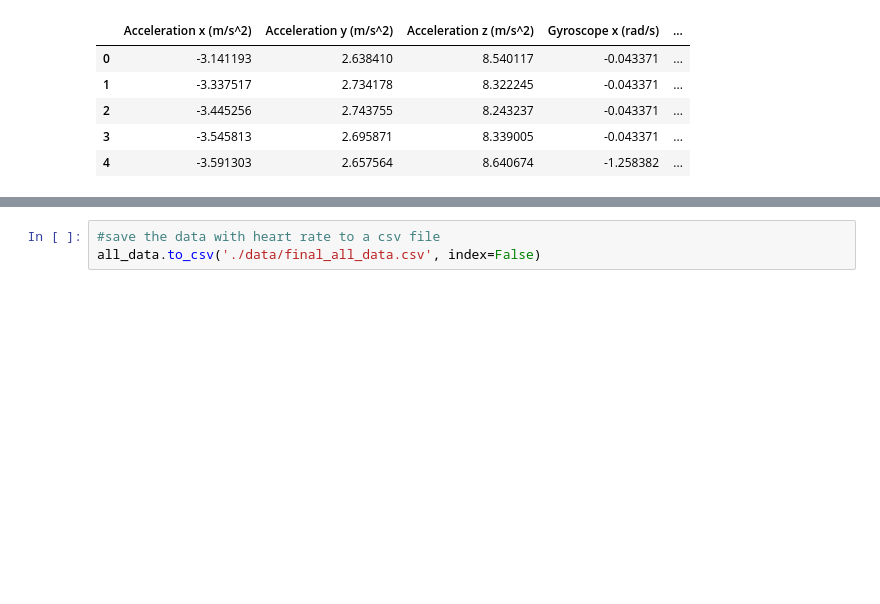
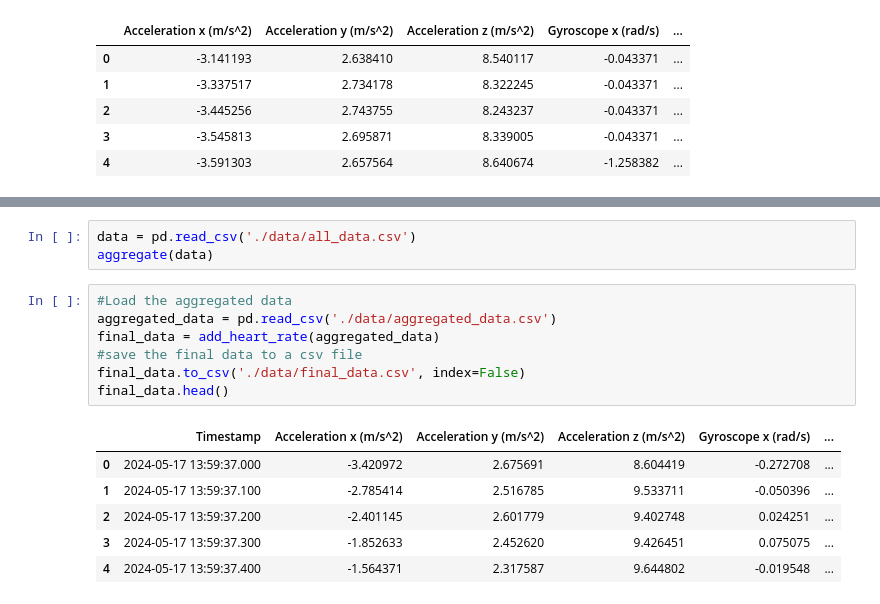
Before and after one commit to liatoutou/ML4QS, a Jupyter notebook: eda.ipynb, the cells around one changed output, grey strips where cells are left out. Drawn from its saved outputs; the diff is of its cells as text; blank space fills up the shorter version.

```diff
--- a/eda.ipynb
+++ b/eda.ipynb
@@ -154,3 +178,17 @@ all_data.head()
+# %%
+data = pd.read_csv('./data/all_data.csv')
+aggregate(data)
 # %%
-#save the data with heart rate to a csv file
-all_data.to_csv('./data/final_all_data.csv', index=False)
+#Load the aggregated data
+aggregated_data = pd.read_csv('./data/aggregated_data.csv')
+final_data = add_heart_rate(aggregated_data)
+#save the final data to a csv file
+final_data.to_csv('./data/final_data.csv', index=False)
+final_data.head()
+# %% [output]
+|  | Timestamp | Acceleration x (m/s^2) | Acceleration y (m/s^2) | Acceleration z (m/s^2) | Gyroscope x (rad/s) | ... |
+| 0 | 2024-05-17 13:59:37.000 | -3.420972 | 2.675691 | 8.604419 | -0.272708 | ... |
+| 1 | 2024-05-17 13:59:37.100 | -2.785414 | 2.516785 | 9.533711 | -0.050396 | ... |
+| 2 | 2024-05-17 13:59:37.200 | -2.401145 | 2.601779 | 9.402748 | 0.024251 | ... |
+| 3 | 2024-05-17 13:59:37.300 | -1.852633 | 2.452620 | 9.426451 | 0.075075 | ... |
+| 4 | 2024-05-17 13:59:37.400 | -1.564371 | 2.317587 | 9.644802 | -0.019548 | ... |
```
Also changed, not shown: parts of 5 cells of this notebook, 3 other files.
